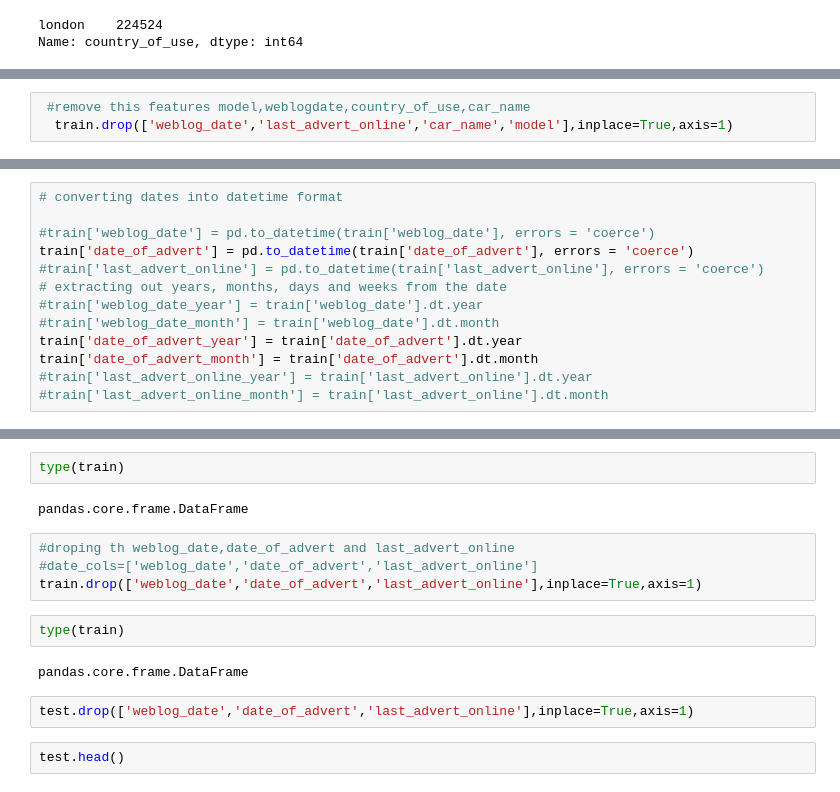
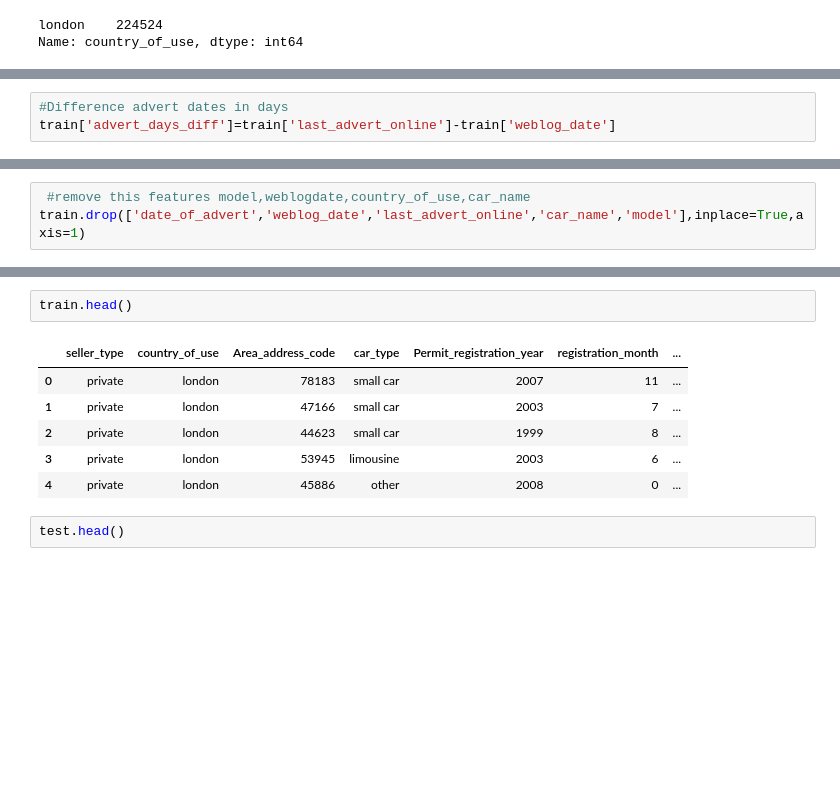
Before and after one commit to Ayanlola2002/Data-Science-Nigeria, a Jupyter notebook: best_car_price.ipynb, the cells around one changed output, grey strips where cells are left out. Saved outputs shown, nothing was run; the diff lists cells and outputs as text; blank space fills up the shorter version.

```diff
--- a/best_car_price.ipynb
+++ b/best_car_price.ipynb
@@ -250,0 +272,3 @@ Name: weblog_date, dtype: int64
+# %%
+#Difference advert dates in days
+train['advert_days_diff']=train['last_advert_online']-train['weblog_date']
@@ -251,4 +348,4 @@ Name: weblog_date, dtype: int64
 # %%
  #remove this features model,weblogdate,country_of_use,car_name
-  train.drop(['weblog_date','last_advert_online','car_name','model'],inplace=True,axis=1)
+train.drop(['date_of_advert','weblog_date','last_advert_online','car_name','model'],inplace=True,axis=1)
 # %%
@@ -256,13 +352,0 @@ Name: weblog_date, dtype: int64
-# %%
-# converting dates into datetime format
-
-#train['weblog_date'] = pd.to_datetime(train['weblog_date'], errors = 'coerce')
-train['date_of_advert'] = pd.to_datetime(train['date_of_advert'], errors = 'coerce')
-#train['last_advert_online'] = pd.to_datetime(train['last_advert_online'], errors = 'coerce')
-# extracting out years, months, days and weeks from the date
-#train['weblog_date_year'] = train['weblog_date'].dt.year
-#train['weblog_date_month'] = train['weblog_date'].dt.month
-train['date_of_advert_year'] = train['date_of_advert'].dt.year
-train['date_of_advert_month'] = train['date_of_advert'].dt.month
-#train['last_advert_online_year'] = train['last_advert_online'].dt.year
-#train['last_advert_online_month'] = train['last_advert_online'].dt.month
@@ -284,17 +353,12 @@ test['date_of_advert_month'] = test['date_of_advert'].dt.month
-# %%
-type(train)
-# %% [output]
-pandas.core.frame.DataFrame
-# %%
-#droping th weblog_date,date_of_advert and last_advert_online
-#date_cols=['weblog_date','date_of_advert','last_advert_online']
-train.drop(['weblog_date','date_of_advert','last_advert_online'],inplace=True,axis=1)
-# %%
-type(train)
-# %% [output]
-pandas.core.frame.DataFrame
-# %%
-test.drop(['weblog_date','date_of_advert','last_advert_online'],inplace=True,axis=1)
+# %%
+train.head()
+# %% [output]
+|  | seller_type | country_of_use | Area_address_code | car_type | Permit_registration_year | registration_month | ... |
+| 0 | private | london | 78183 | small car | 2007 | 11 | ... |
+| 1 | private | london | 47166 | small car | 2003 | 7 | ... |
+| 2 | private | london | 44623 | small car | 1999 | 8 | ... |
+| 3 | private | london | 53945 | limousine | 2003 | 6 | ... |
+| 4 | private | london | 45886 | other | 2008 | 0 | ... |
 # %%
 test.head()
 # %% [output]
```
Also changed, not shown: parts of 14 cells of this notebook.
